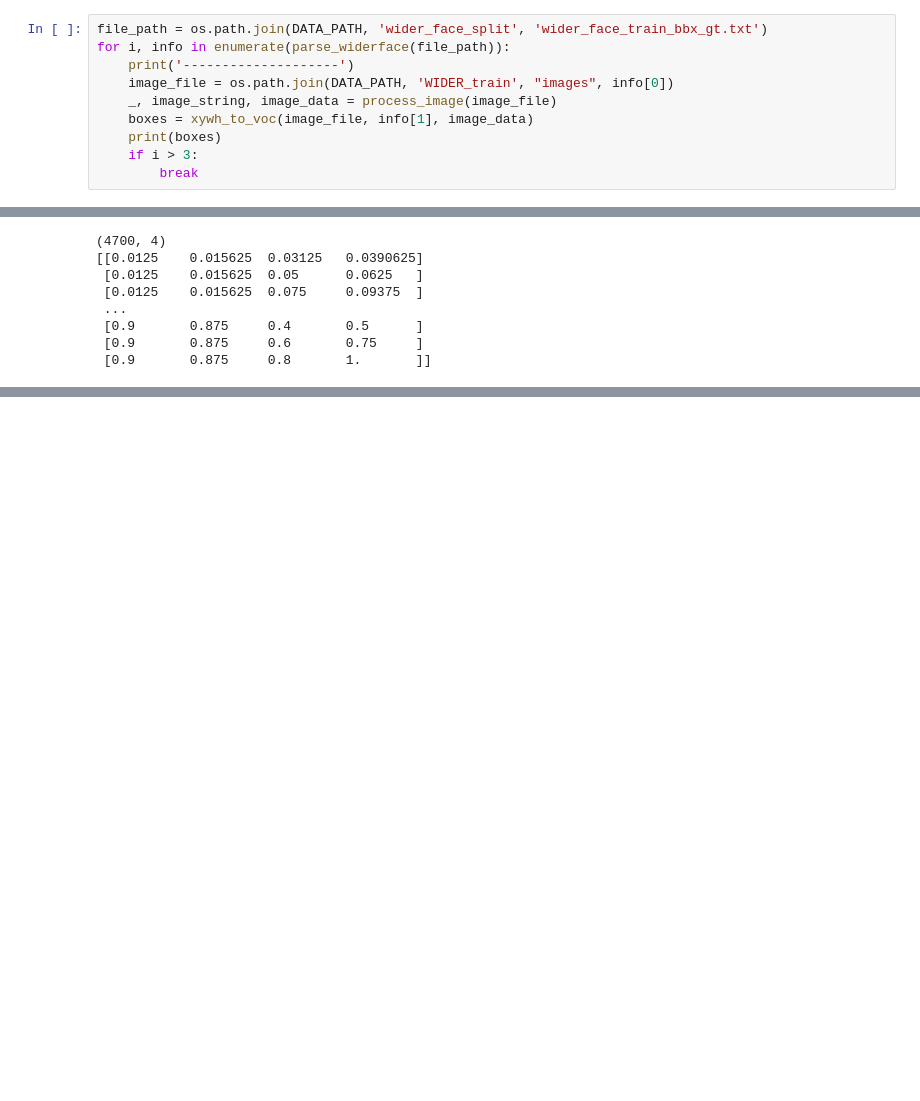
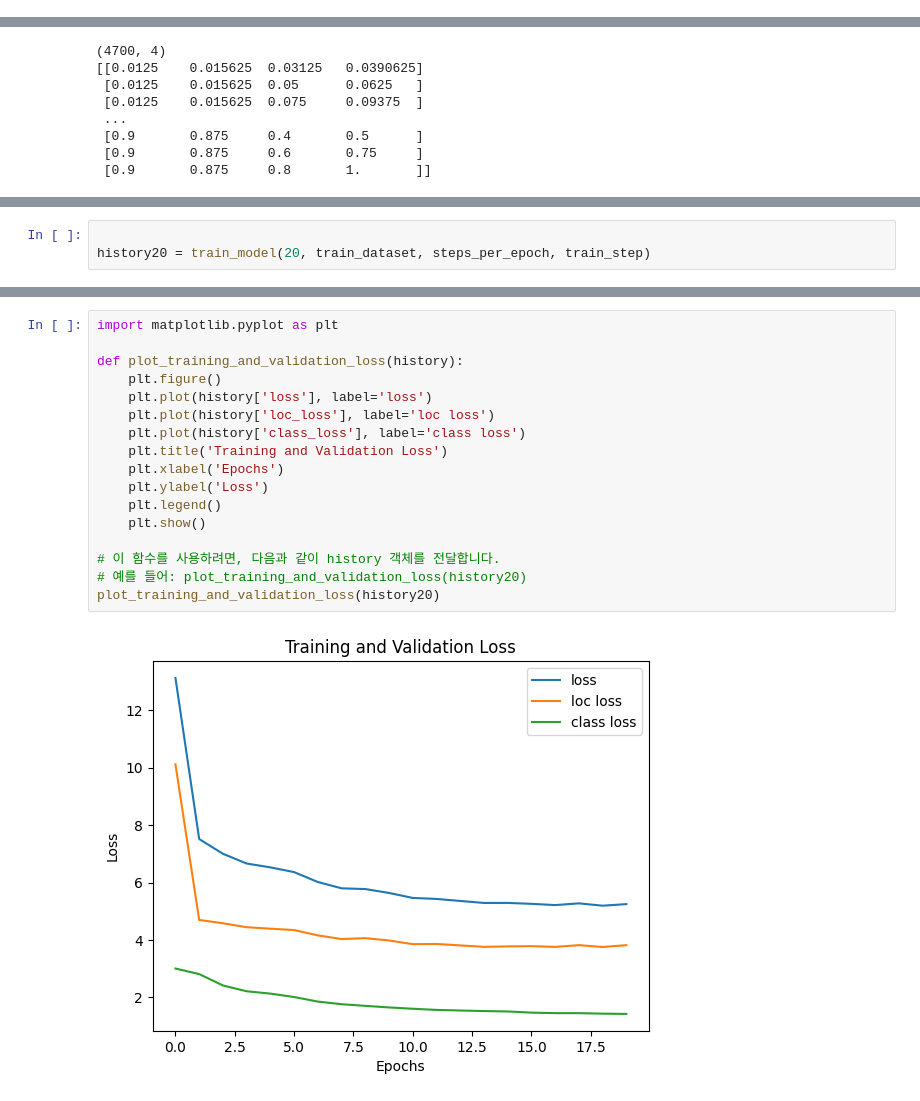
Before and after one commit to dudnjsckrgo/aiffel_quest, a Jupyter notebook: GoingDeeper(CV)_RS7_07/proj.ipynb, the cells around one changed output, grey strips where cells are left out. Cells and saved outputs as stored; diff of their text form; blank space fills up the shorter version.

```diff
--- a/GoingDeeper(CV)_RS7_07/proj.ipynb
+++ b/GoingDeeper(CV)_RS7_07/proj.ipynb
@@ -131,13 +139,3 @@ def xywh_to_voc(file_name, boxes, image_data):
 print('슝=3')
 # %% [output]
 슝=3
-# %%
-file_path = os.path.join(DATA_PATH, 'wider_face_split', 'wider_face_train_bbx_gt.txt')
-for i, info in enumerate(parse_widerface(file_path)):
-    print('--------------------')
-    image_file = os.path.join(DATA_PATH, 'WIDER_train', "images", info[0])
-    _, image_string, image_data = process_image(image_file)
-    boxes = xywh_to_voc(image_file, info[1], image_data)
-    print(boxes)
-    if i > 3:
-        break
@@ -851,0 +965,3 @@ for epoch in range(0, EPOCHS):
+# %%
+
+history20 = train_model(20, train_dataset, steps_per_epoch, train_step)
@@ -852,3 +986,22 @@ for epoch in range(0, EPOCHS):
+# %%
+import matplotlib.pyplot as plt
+
+def plot_training_and_validation_loss(history):
+    plt.figure()
+    plt.plot(history['loss'], label='loss')
+    plt.plot(history['loc_loss'], label='loc loss')
+    plt.plot(history['class_loss'], label='class loss')
+    plt.title('Training and Validation Loss')
+    plt.xlabel('Epochs')
+    plt.ylabel('Loss')
+    plt.legend()
+    plt.show()
+
+# 이 함수를 사용하려면, 다음과 같이 history 객체를 전달합니다.
+# 예를 들어: plot_training_and_validation_loss(history20)
+plot_training_and_validation_loss(history20)
+# %% [output]
+[figure, added]
 # %%
 def compute_nms(boxes, scores, nms_threshold=0.4, limit=200):
     if boxes.shape[0] == 0:
```
Also changed, not shown: parts of 61 cells of this notebook, 3 other files.
